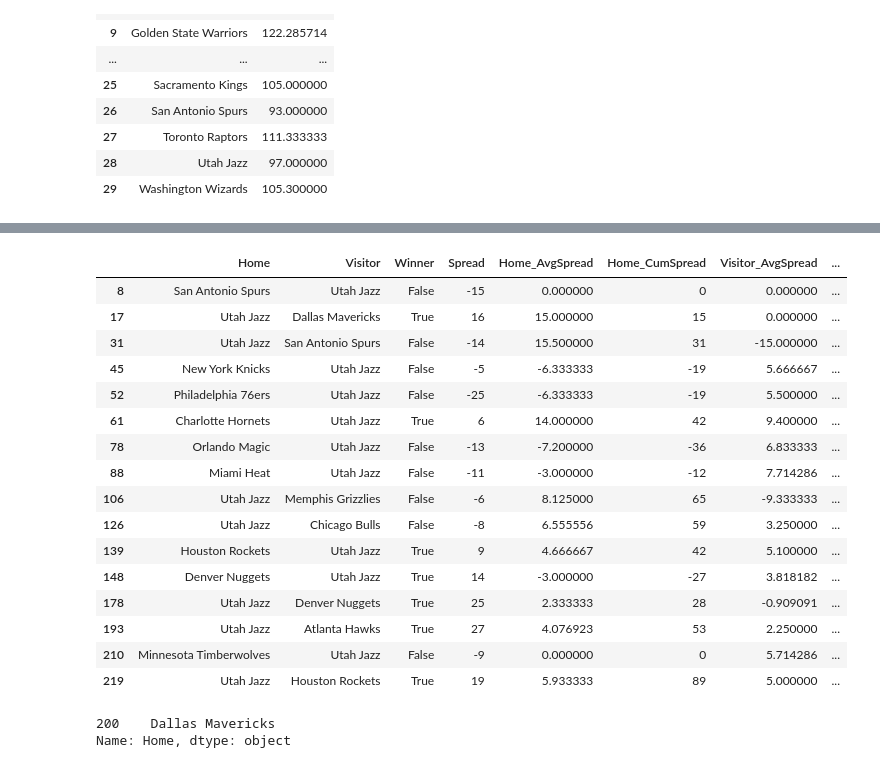
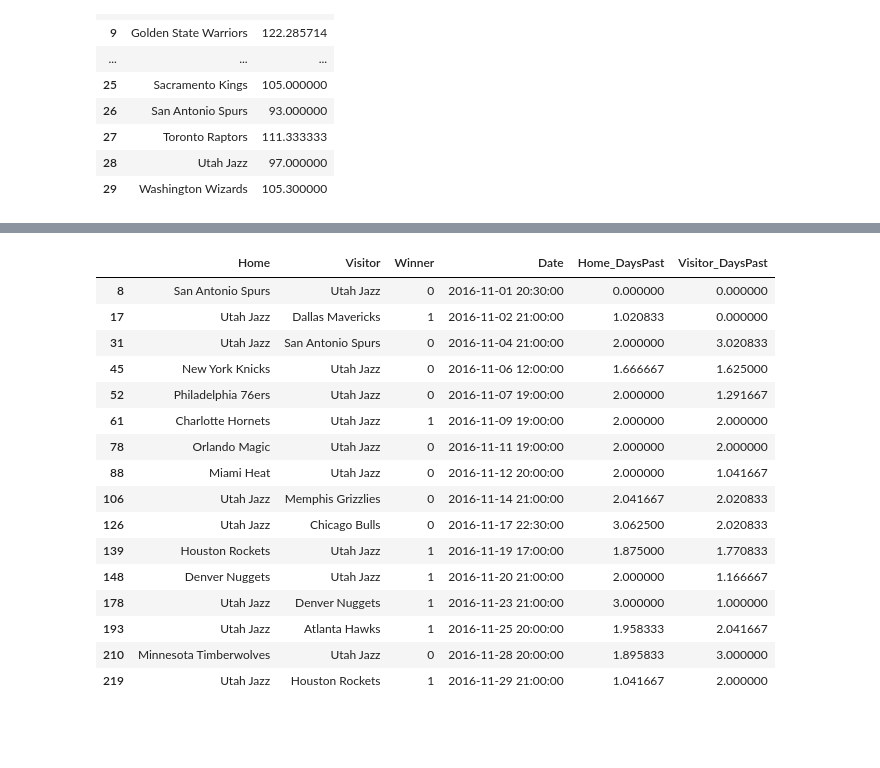
Before and after one commit to ntozer/nba-game-predictor, a Jupyter notebook: prepare_data.ipynb, the cells around one changed output, grey strips where cells are left out. Saved outputs shown, nothing was run; the diff lists cells and outputs as text; code cells hidden in the pictures; blank space fills up the shorter version.

```diff
--- a/prepare_data.ipynb
+++ b/prepare_data.ipynb
@@ -164,4 +164,5 @@ df.head()
 # %%
+#creating 0 columns for desired features
 df['Home_TotalWins'] = 0
 df['Home_TotalLosses'] = 0
 df['Home_HomeWins'] = 0
@@ -169,6 +170,10 @@ df['Home_HomeLosses'] = 0
 df['Home_Streak'] = 0
 df['Home_CumSpread'] = 0
 df['Home_AvgSpread'] = 0
+df['Home_CumPts'] = 0
+df['Home_AvgPts'] = 0
+df['Home_GamesPlayed'] = 0
+df['Home_DaysPast'] = 0
 df['Visitor_TotalWins'] = 0
 df['Visitor_TotalLosses'] = 0
 df['Visitor_VisitorWins'] = 0
@@ -176,6 +181,10 @@ df['Visitor_VisitorLosses'] = 0
 df['Visitor_Streak'] = 0
 df['Visitor_CumSpread'] = 0
 df['Visitor_AvgSpread'] = 0
+df['Visitor_CumPts'] = 0
+df['Visitor_AvgPts'] = 0
+df['Home_VisitorPlayed'] = 0
+df['Visitor_DaysPast'] = 0
 # %%
 for index, row in df.iterrows():
     #checking for if there are any previous games up to the index value for the home team
@@ -226,6 +235,11 @@ for index, row in df.iterrows():
 
             #updating spread for home team
             df.loc[index, 'Home_CumSpread'] = df.loc[prev_index, 'Home_CumSpread'] + df.loc[prev_index, 'Spread']
+            #updating season pts for home team
+            df.loc[index, 'Home_CumPts'] = df.loc[prev_index, 'Home_CumPts'] + df.loc[prev_index, 'Home_PTS']
+            #updating days since last game
+            df.loc[index, 'Home_DaysPast'] = (df.loc[index, 'Date'] - df.loc[prev_index, 'Date']).total_seconds() / (60 * 60 * 24)
+
 
         else:
             #updating record when last game was away game
@@ -252,6 +266,10 @@ for index, row in df.iterrows():
 
             #updating spread for home team
             df.loc[index, 'Home_CumSpread'] = df.loc[prev_index, 'Visitor_CumSpread'] - df.loc[prev_index, 'Spread']
+            #updating season pts for home team
+            df.loc[index, 'Home_CumPts'] = df.loc[prev_index, 'Visitor_CumPts'] + df.loc[prev_index, 'Visitor_PTS']
+            #updating days since last game
+            df.loc[index, 'Home_DaysPast'] = (df.loc[index, 'Date'] - df.loc[prev_index, 'Date']).total_seconds() / (60 * 60 * 24)
 
     #checking for if there are any previous games up to the index value for the visitor team
     if ((df[:index]['Home']==row['Visitor']) | (df[:index]['Visitor']==row['Visitor'])).any():
@@ -303,6 +321,10 @@ for index, row in df.iterrows():
 
             #updating spread for visitor team
             df.loc[index, 'Visitor_CumSpread'] = df.loc[prev_index, 'Home_CumSpread'] + df.loc[prev_index, 'Spread']
+            #updating season pts for home team
+            df.loc[index, 'Visitor_CumPts'] = df.loc[prev_index, 'Home_CumPts'] + df.loc[prev_index, 'Home_PTS']
+            #updating days since last game
+            df.loc[index, 'Visitor_DaysPast'] = (df.loc[index, 'Date'] - df.loc[prev_index, 'Date']).total_seconds() / (60 * 60 * 24)
 
         else:
             #updating record when last game was away game
@@ -329,4 +351,8 @@ for index, row in df.iterrows():
 
             #updating spread for visitor team
             df.loc[index, 'Visitor_CumSpread'] = df.loc[prev_index, 'Visitor_CumSpread'] - df.loc[prev_index, 'Spread']
+            #updating season pts for home team
+            df.loc[index, 'Visitor_CumPts'] = df.loc[prev_index, 'Visitor_CumPts'] + df.loc[prev_index, 'Visitor_PTS']
+            #updating days since last game
+            df.loc[index, 'Visitor_DaysPast'] = (df.loc[index, 'Date'] - df.loc[prev_index, 'Date']).total_seconds() / (60 * 60 * 24)
 # %%
@@ -337,30 +365,31 @@ df['Home_AvgSpread'] = df['Home_CumSpread'] / df['Home_GamesPlayed']
 df['Visitor_AvgSpread'] = df['Visitor_CumSpread'] / df['Visitor_GamesPlayed']
 df['Home_AvgSpread'] = df['Home_AvgSpread'].fillna(0)
 df['Visitor_AvgSpread'] = df['Visitor_AvgSpread'].fillna(0)
+# %%
+#computing avg total pts
+df['Home_AvgPts'] = df['Home_CumPts'] / df['Home_GamesPlayed']
+df['Visitor_AvgPts'] = df['Visitor_CumPts'] / df['Visitor_GamesPlayed']
+df['Home_AvgPts'] = df['Home_AvgPts'].fillna(0)
+df['Visitor_AvgPts'] = df['Visitor_AvgPts'].fillna(0)
 # %%
-cols = ['Home', 'Visitor', 'Winner', 'Spread', 'Home_AvgSpread', 'Home_CumSpread', 'Visitor_AvgSpread', 'Visitor_CumSpread','Home_GamesPlayed', 'Visitor_GamesPlayed']
+cols = ['Home', 'Visitor', 'Winner', 'Date', 'Home_DaysPast', 'Visitor_DaysPast']
 team = 'Utah Jazz'
-df[cols].loc[(df['Visitor']==team) | (df['Home']==team)]
+df[cols].loc[(df['Home']==team) | (df['Visitor']==team)]
 # %% [output]
-|  | Home | Visitor | Winner | Spread | Home_AvgSpread | Home_CumSpread | Visitor_AvgSpread | ... |
-| 8 | San Antonio Spurs | Utah Jazz | False | -15 | 0.000000 | 0 | 0.000000 | ... |
-| 17 | Utah Jazz | Dallas Mavericks | True | 16 | 15.000000 | 15 | 0.000000 | ... |
-| 31 | Utah Jazz | San Antonio Spurs | False | -14 | 15.500000 | 31 | -15.000000 | ... |
-| 45 | New York Knicks | Utah Jazz | False | -5 | -6.333333 | -19 | 5.666667 | ... |
-| 52 | Philadelphia 76ers | Utah Jazz | False | -25 | -6.333333 | -19 | 5.500000 | ... |
-| 61 | Charlotte Hornets | Utah Jazz | True | 6 | 14.000000 | 42 | 9.400000 | ... |
-| 78 | Orlando Magic | Utah Jazz | False | -13 | -7.200000 | -36 | 6.833333 | ... |
-| 88 | Miami Heat | Utah Jazz | False | -11 | -3.000000 | -12 | 7.714286 | ... |
-| 106 | Utah Jazz | Memphis Grizzlies | False | -6 | 8.125000 | 65 | -9.333333 | ... |
-| 126 | Utah Jazz | Chicago Bulls | False | -8 | 6.555556 | 59 | 3.250000 | ... |
-| 139 | Houston Rockets | Utah Jazz | True | 9 | 4.666667 | 42 | 5.100000 | ... |
-| 148 | Denver Nuggets | Utah Jazz | True | 14 | -3.000000 | -27 | 3.818182 | ... |
-| 178 | Utah Jazz | Denver Nuggets | True | 25 | 2.333333 | 28 | -0.909091 | ... |
-| 193 | Utah Jazz | Atlanta Hawks | True | 27 | 4.076923 | 53 | 2.250000 | ... |
-| 210 | Minnesota Timberwolves | Utah Jazz | False | -9 | 0.000000 | 0 | 5.714286 | ... |
-| 219 | Utah Jazz | Houston Rockets | True | 19 | 5.933333 | 89 | 5.000000 | ... |
+|  | Home | Visitor | Winner | Date | Home_DaysPast | Visitor_DaysPast |
+| 8 | San Antonio Spurs | Utah Jazz | 0 | 2016-11-01 20:30:00 | 0.000000 | 0.000000 |
+| 17 | Utah Jazz | Dallas Mavericks | 1 | 2016-11-02 21:00:00 | 1.020833 | 0.000000 |
+| 31 | Utah Jazz | San Antonio Spurs | 0 | 2016-11-04 21:00:00 | 2.000000 | 3.020833 |
+| 45 | New York Knicks | Utah Jazz | 0 | 2016-11-06 12:00:00 | 1.666667 | 1.625000 |
+| 52 | Philadelphia 76ers | Utah Jazz | 0 | 2016-11-07 19:00:00 | 2.000000 | 1.291667 |
+| 61 | Charlotte Hornets | Utah Jazz | 1 | 2016-11-09 19:00:00 | 2.000000 | 2.000000 |
+| 78 | Orlando Magic | Utah Jazz | 0 | 2016-11-11 19:00:00 | 2.000000 | 2.000000 |
+| 88 | Miami Heat | Utah Jazz | 0 | 2016-11-12 20:00:00 | 2.000000 | 1.041667 |
+| 106 | Utah Jazz | Memphis Grizzlies | 0 | 2016-11-14 21:00:00 | 2.041667 | 2.020833 |
+| 126 | Utah Jazz | Chicago Bulls | 0 | 2016-11-17 22:30:00 | 3.062500 | 2.020833 |
+| 139 | Houston Rockets | Utah Jazz | 1 | 2016-11-19 17:00:00 | 1.875000 | 1.770833 |
+| 148 | Denver Nuggets | Utah Jazz | 1 | 2016-11-20 21:00:00 | 2.000000 | 1.166667 |
+| 178 | Utah Jazz | Denver Nuggets | 1 | 2016-11-23 21:00:00 | 3.000000 | 1.000000 |
+| 193 | Utah Jazz | Atlanta Hawks | 1 | 2016-11-25 20:00:00 | 1.958333 | 2.041667 |
+| 210 | Minnesota Timberwolves | Utah Jazz | 0 | 2016-11-28 20:00:00 | 1.895833 | 3.000000 |
+| 219 | Utah Jazz | Houston Rockets | 1 | 2016-11-29 21:00:00 | 1.041667 | 2.000000 |
-# %%
-df[df['Home_Streak'] == df['Home_Streak'].min()]['Home']
-# %% [output]
-200    Dallas Mavericks
-Name: Home, dtype: object
```
Also changed, not shown: parts of 11 cells of this notebook, 16 other files.
